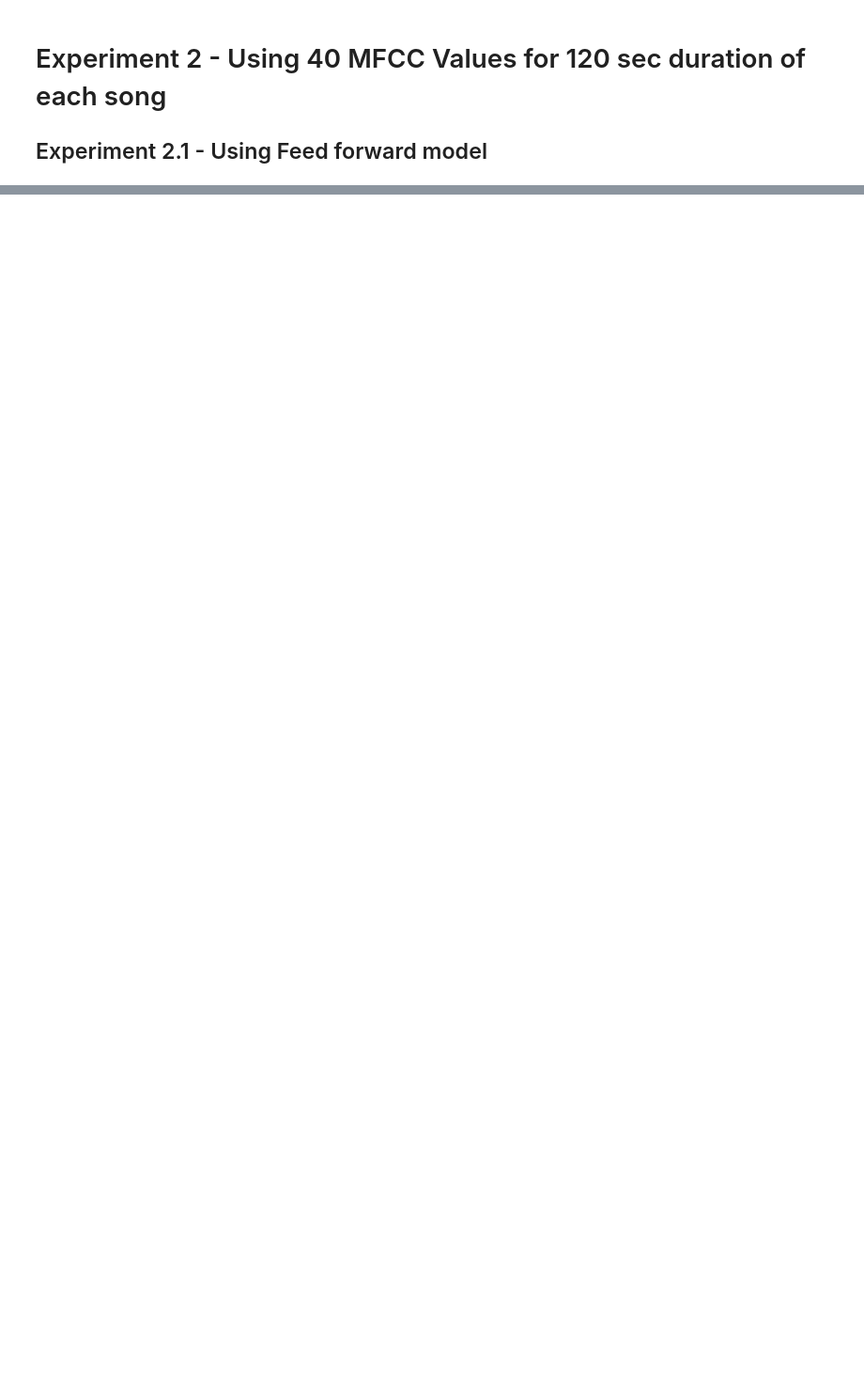
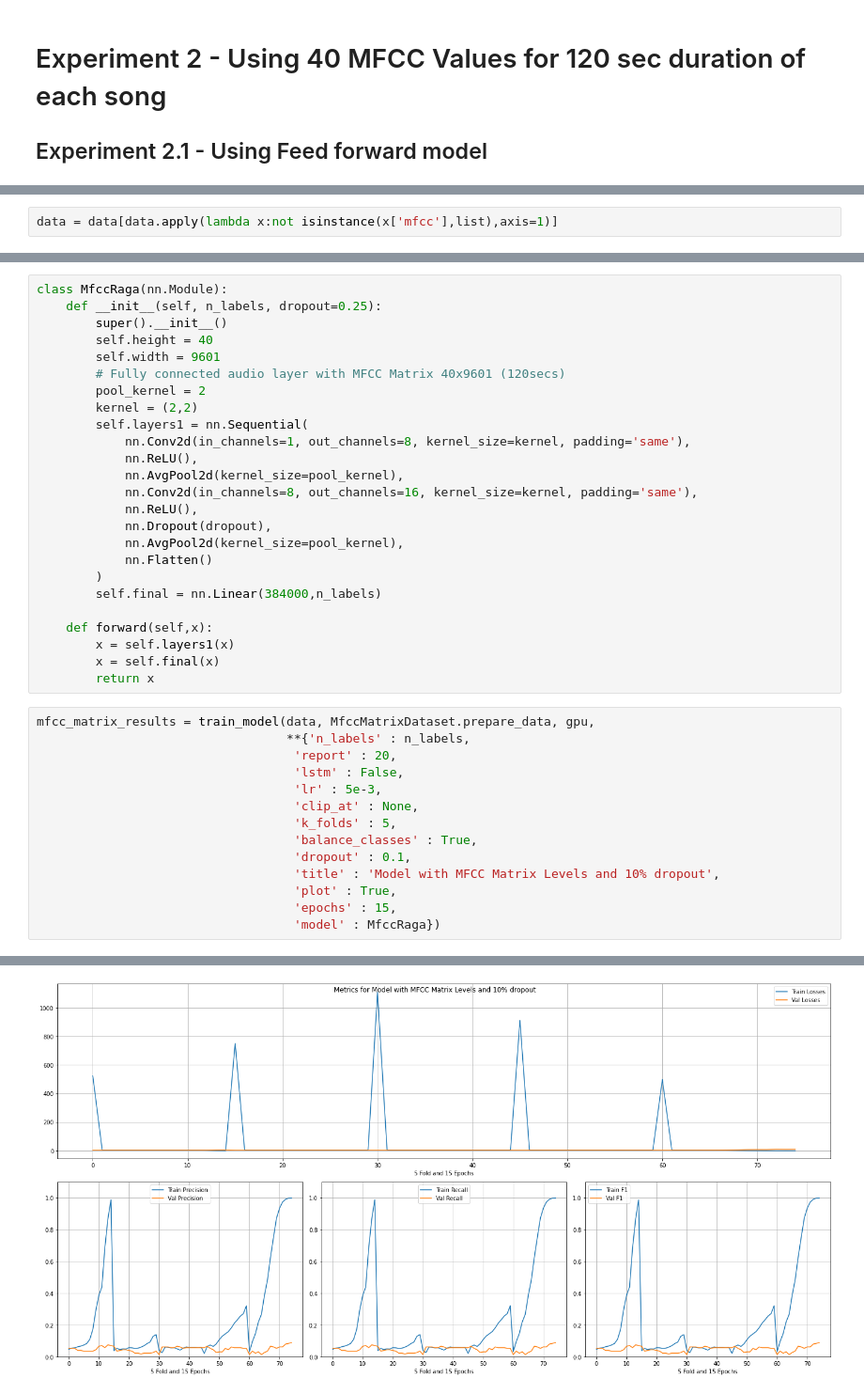
Before and after one commit to pradeep-miriyala/multi-modal-aud-nlp-models, a Jupyter notebook: notebooks/Raga Identification/Raga_Analysis_Experiments.ipynb, the cells around one changed output, grey strips where cells are left out. Shown at 94% size. Saved outputs shown, nothing was run; the diff lists cells and outputs as text; blank space fills up the shorter version.

Commit message:
Feed forward model with MFCC 40x9601 matrix

```diff
--- a/notebooks/Raga Identification/Raga_Analysis_Experiments.ipynb
+++ b/notebooks/Raga Identification/Raga_Analysis_Experiments.ipynb
@@ -589,0 +651,2 @@ Mean F1 Score :  7.456140350877193 %
+# %%
+data = data[data.apply(lambda x:not isinstance(x['mfcc'],list),axis=1)]
@@ -589,0 +684,40 @@ Mean F1 Score :  7.456140350877193 %
+# %%
+class MfccRaga(nn.Module):
+    def __init__(self, n_labels, dropout=0.25):
+        super().__init__()
+        self.height = 40
+        self.width = 9601
+        # Fully connected audio layer with MFCC Matrix 40x9601 (120secs)
+        pool_kernel = 2
+        kernel = (2,2)
+        self.layers1 = nn.Sequential(
+            nn.Conv2d(in_channels=1, out_channels=8, kernel_size=kernel, padding='same'),
+            nn.ReLU(),
+            nn.AvgPool2d(kernel_size=pool_kernel),
+            nn.Conv2d(in_channels=8, out_channels=16, kernel_size=kernel, padding='same'),
+            nn.ReLU(),
+            nn.Dropout(dropout),
+            nn.AvgPool2d(kernel_size=pool_kernel),
+            nn.Flatten()
+        )
+        self.final = nn.Linear(384000,n_labels)
+
+    def forward(self,x):
+        x = self.layers1(x)
+        x = self.final(x)
+        return x
+# %%
+mfcc_matrix_results = train_model(data, MfccMatrixDataset.prepare_data, gpu,
+                                  **{'n_labels' : n_labels,
+                                   'report' : 20,
+                                   'lstm' : False,
+                                   'lr' : 5e-3,
+                                   'clip_at' : None,
+                                   'k_folds' : 5,
+                                   'balance_classes' : True,
+                                   'dropout' : 0.1,
+                                   'title' : 'Model with MFCC Matrix Levels and 10% dropout',
+                                   'plot' : True,
+                                   'epochs' : 15,
+                                   'model' : MfccRaga})
+# %% [output]
@@ -589,0 +741 @@ Mean F1 Score :  7.456140350877193 %
+[figure, added]
```
Also changed, not shown: parts of 13 cells of this notebook.
